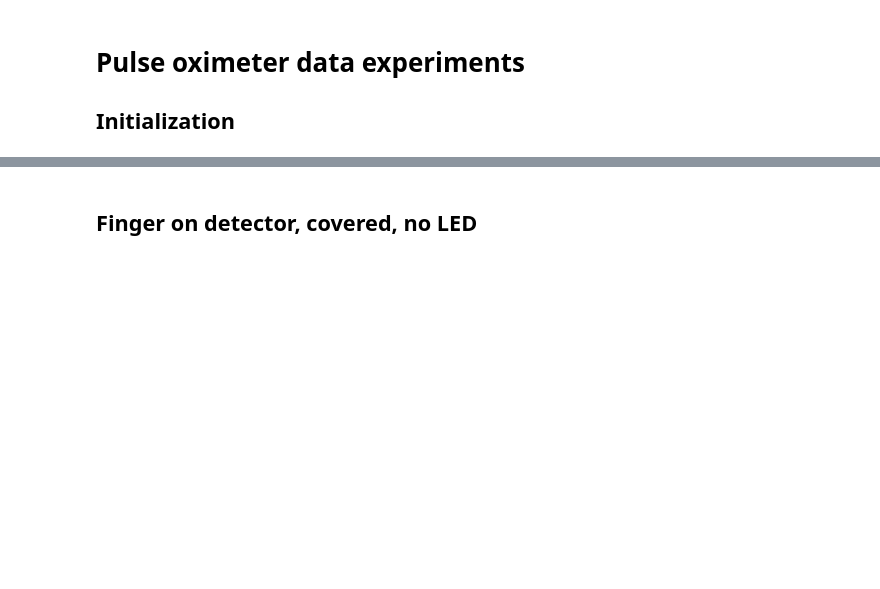
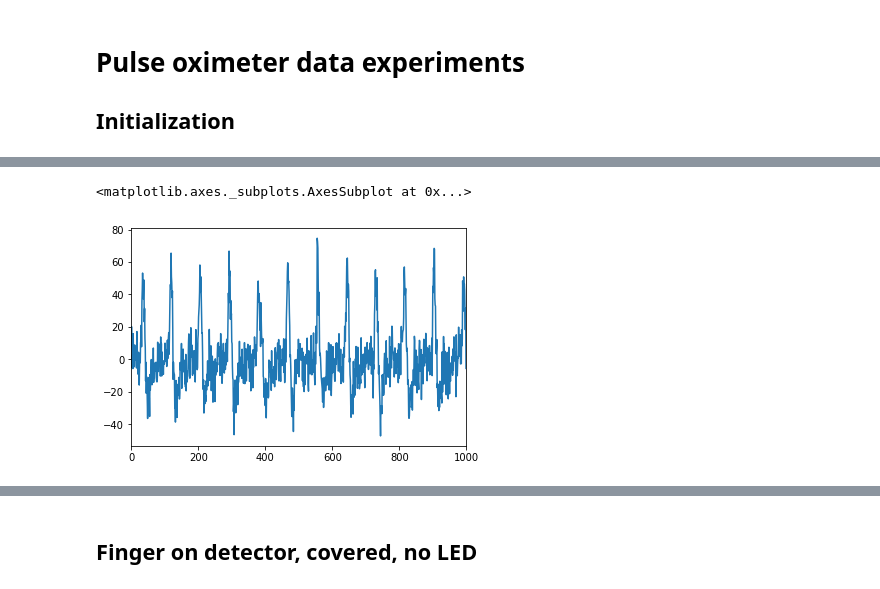
Before and after one commit to IRNAS/pulseox-firmware, a Jupyter notebook: experiments/Data experiments.ipynb, the cells around one changed output, grey strips where cells are left out. Saved outputs shown, nothing was run; the diff lists cells and outputs as text; code cells hidden in the pictures; blank space fills up the shorter version.

```diff
--- a/experiments/Data experiments.ipynb
+++ b/experiments/Data experiments.ipynb
@@ -44,0 +61,6 @@ def load_dataset(filename):
+# %%
+# Show DC and mean-diff filtered data.
+(data_covered_ir_led['md_filter'] / 100).plot()
+# %% [output]
+<matplotlib.axes._subplots.AxesSubplot at 0x...>
+[figure, added]
```
Also changed, not shown: parts of 5 cells of this notebook, 1 other file.
